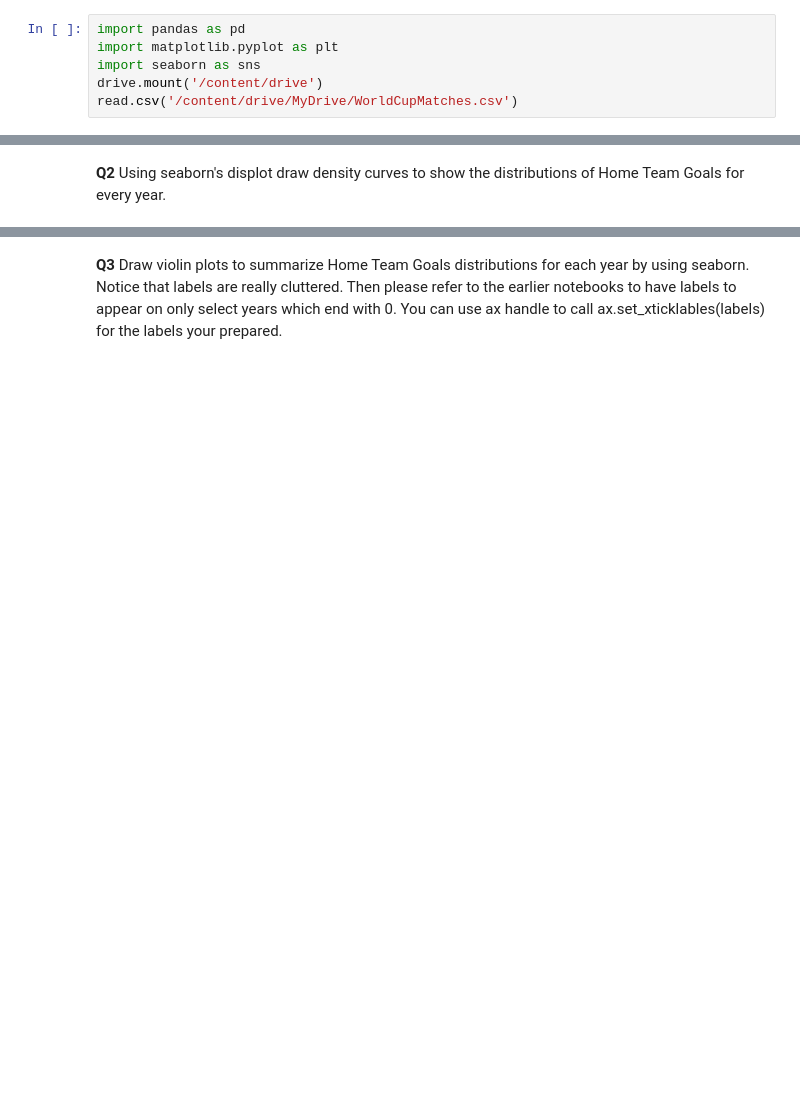
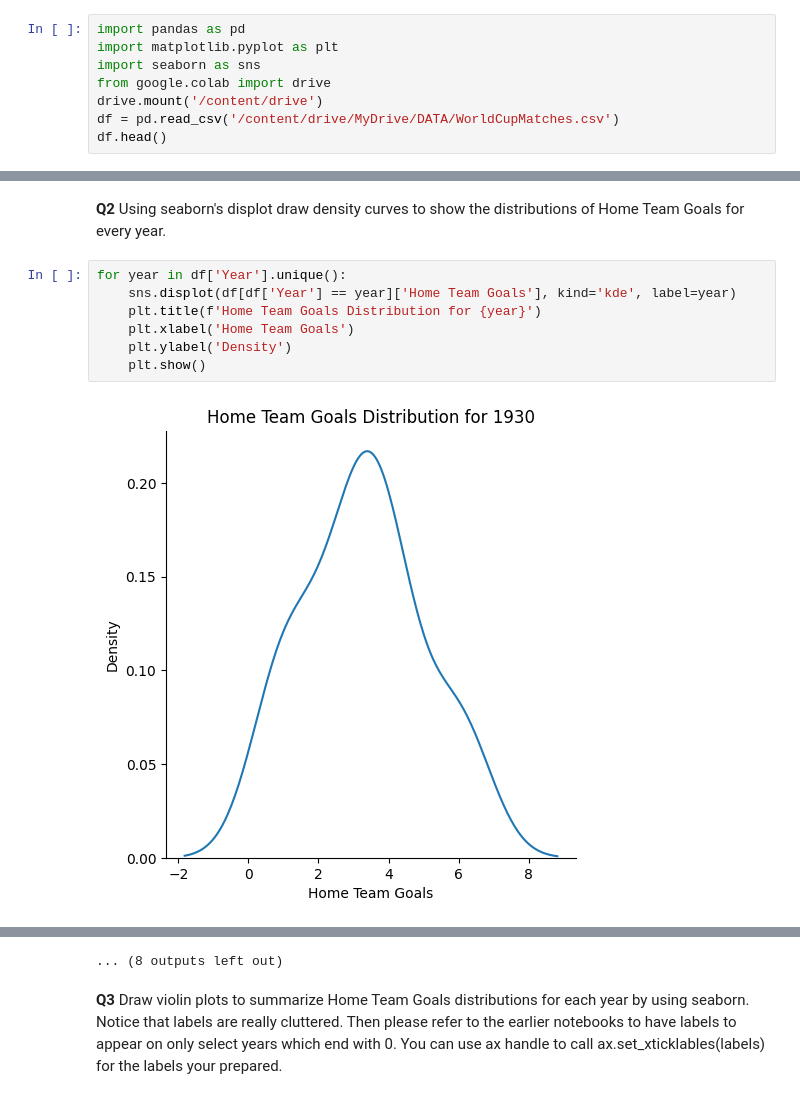
Before and after one commit to zrsteff/DSC502, a Jupyter notebook: HW3 - Steffens.ipynb, the cells around one changed output, grey strips where cells are left out. Cells and saved outputs as stored; diff of their text form; blank space fills up the shorter version.

```diff
--- a/HW3 - Steffens.ipynb
+++ b/HW3 - Steffens.ipynb
@@ -8,6 +8,8 @@ Please see examples we did in class. Questions are just variations of what we di
 import pandas as pd
 import matplotlib.pyplot as plt
 import seaborn as sns
+from google.colab import drive
 drive.mount('/content/drive')
-read.csv('/content/drive/MyDrive/WorldCupMatches.csv')
+df = pd.read_csv('/content/drive/MyDrive/DATA/WorldCupMatches.csv')
+df.head()
 # %% [output]
@@ -19,3 +22,12 @@ read.csv('/content/drive/MyDrive/WorldCupMatches.csv')
 | 4 | 1930 | 15 Jul 1930 - 16:00 | Group 1 | Parque Central | Montevideo | Argentina | 1 | 0 | ... |
 # %% [markdown]
 **Q2** Using seaborn's displot draw density curves to show the distributions of Home Team Goals for every year.
+# %%
+for year in df['Year'].unique():
+    sns.displot(df[df['Year'] == year]['Home Team Goals'], kind='kde', label=year)
+    plt.title(f'Home Team Goals Distribution for {year}')
+    plt.xlabel('Home Team Goals')
+    plt.ylabel('Density')
+    plt.show()
+# %% [output]
+[figure, added]
@@ -22,2 +45,3 @@ read.csv('/content/drive/MyDrive/WorldCupMatches.csv')
+... (8 outputs left out)
 # %% [markdown]
 **Q3** Draw violin plots to summarize Home Team Goals distributions for each year by using seaborn. Notice that labels are really cluttered. Then please refer to the earlier notebooks to have labels to appear on only select years which end with 0. You can use ax handle to call ax.set_xticklables(labels) for the labels your prepared.
```
Also changed, not shown: parts of 13 cells of this notebook.
